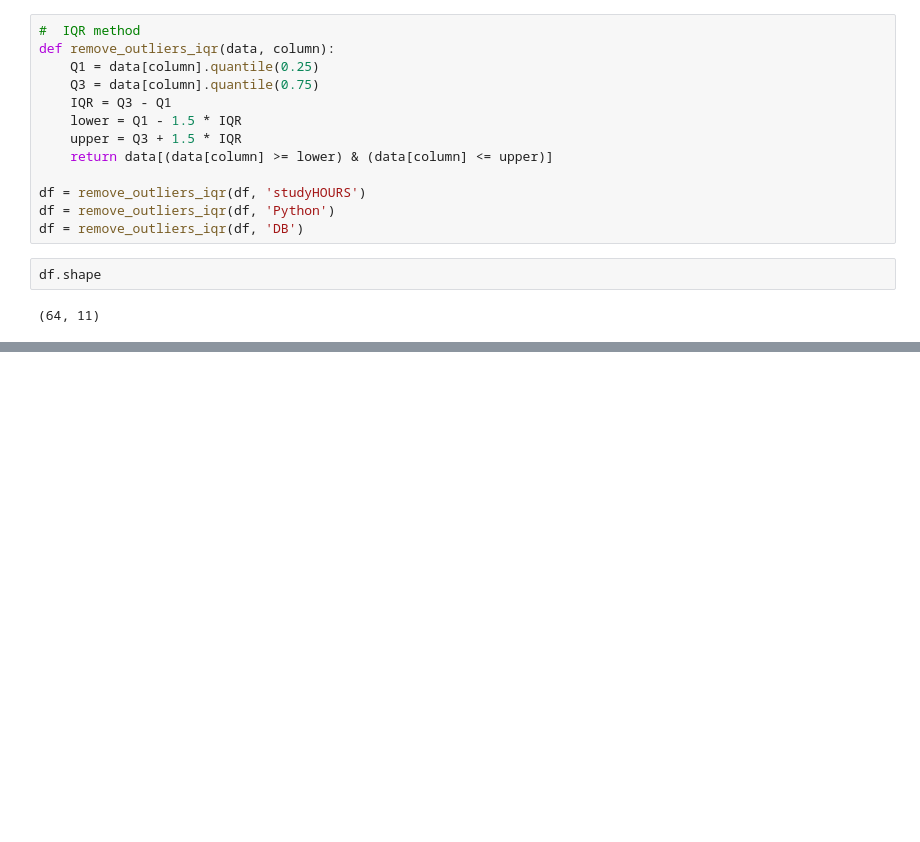
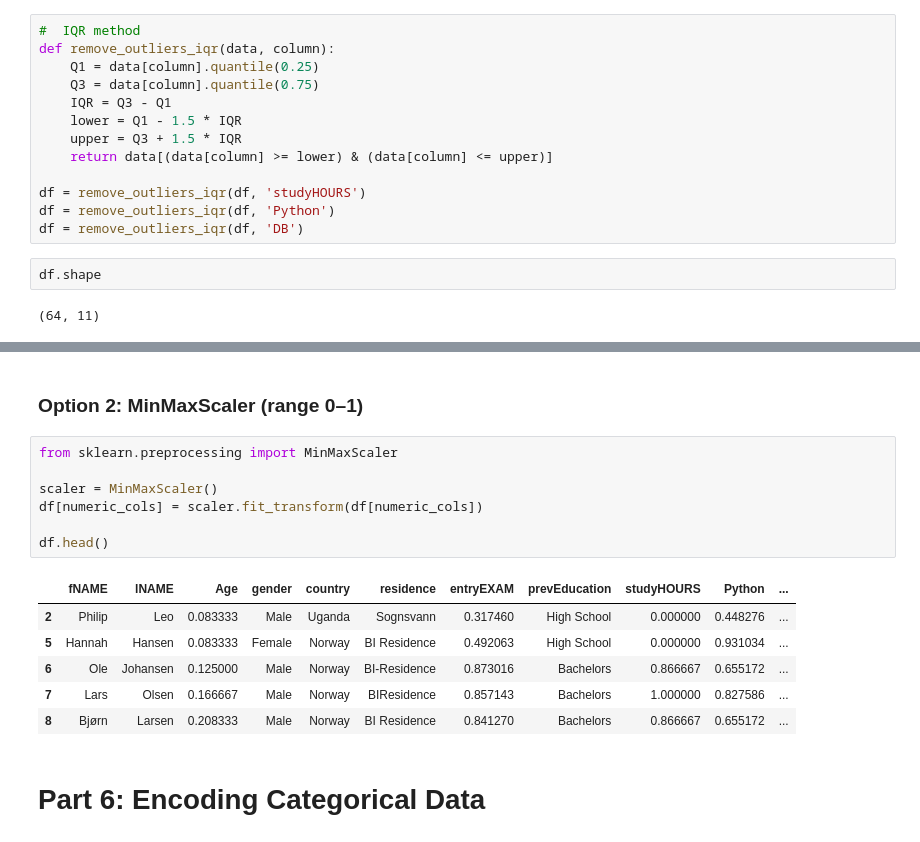
Before and after one commit to Toqa-ElMalah/Student-Data-Cleaning, a Jupyter notebook: Student Dataset.ipynb, the cells around one changed output, grey strips where cells are left out. Drawn from its saved outputs; the diff is of its cells as text; blank space fills up the shorter version.

```diff
--- a/Student Dataset.ipynb
+++ b/Student Dataset.ipynb
@@ -264,0 +317,18 @@ df.to_csv("cleaned_students.csv", index=False)
+# %% [markdown]
+### Option 2: MinMaxScaler (range 0–1)
+# %%
+from sklearn.preprocessing import MinMaxScaler
+
+scaler = MinMaxScaler()
+df[numeric_cols] = scaler.fit_transform(df[numeric_cols])
+
+df.head()
+# %% [output]
+|  | fNAME | lNAME | Age | gender | country | residence | entryEXAM | prevEducation | studyHOURS | Python | ... |
+| 2 | Philip | Leo | 0.083333 | Male | Uganda | Sognsvann | 0.317460 | High School | 0.000000 | 0.448276 | ... |
+| 5 | Hannah | Hansen | 0.083333 | Female | Norway | BI Residence | 0.492063 | High School | 0.000000 | 0.931034 | ... |
+| 6 | Ole | Johansen | 0.125000 | Male | Norway | BI-Residence | 0.873016 | Bachelors | 0.866667 | 0.655172 | ... |
+| 7 | Lars | Olsen | 0.166667 | Male | Norway | BIResidence | 0.857143 | Bachelors | 1.000000 | 0.827586 | ... |
+| 8 | Bjørn | Larsen | 0.208333 | Male | Norway | BI Residence | 0.841270 | Bachelors | 0.866667 | 0.655172 | ... |
+# %% [markdown]
+# Part 6: Encoding Categorical Data
```
Also changed, not shown: parts of 17 cells of this notebook, 1 other file.
